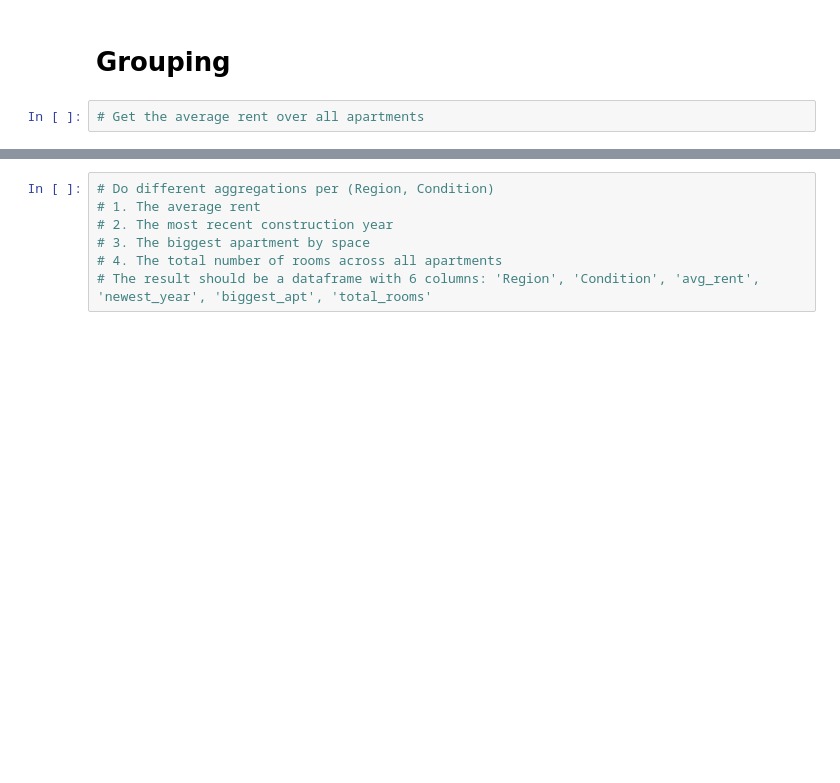
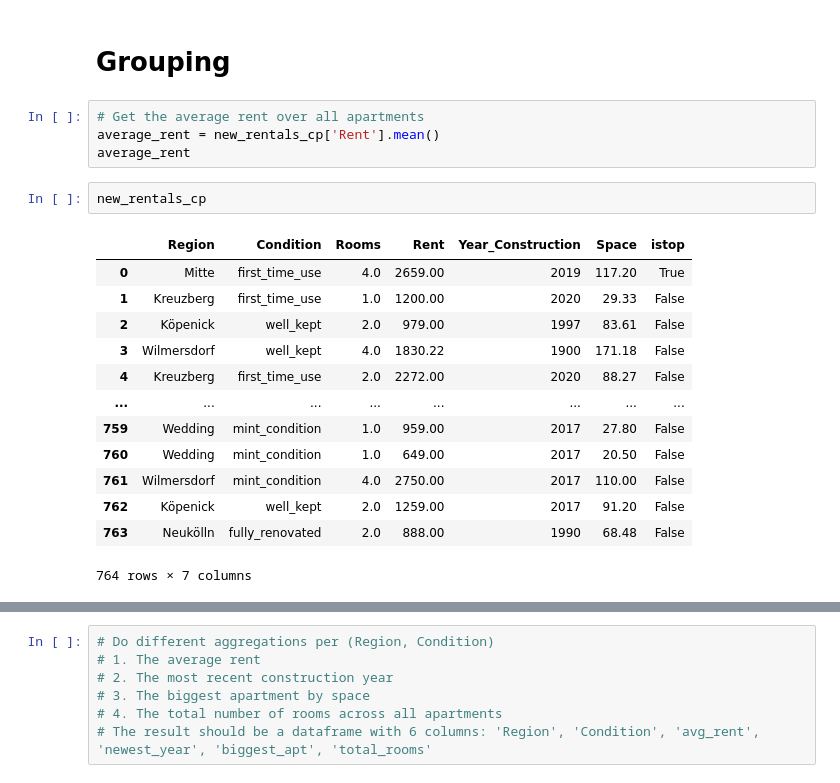
Before and after one commit to Kpantigere/Batch_Fall_23_DataA_nalytics, a Jupyter notebook: Copy_of_Introduction_to_Pandas_Homework_UMI.ipynb, the cells around one changed output, grey strips where cells are left out. Drawn from its saved outputs; the diff is of its cells as text; blank space fills up the shorter version.

```diff
--- a/Copy_of_Introduction_to_Pandas_Homework_UMI.ipynb
+++ b/Copy_of_Introduction_to_Pandas_Homework_UMI.ipynb
@@ -267,5 +267,23 @@ dtype: int64
 # Grouping
 # %%
 # Get the average rent over all apartments
+average_rent = new_rentals_cp['Rent'].mean()
+average_rent
+# %%
+new_rentals_cp
+# %% [output]
+|  | Region | Condition | Rooms | Rent | Year_Construction | Space | istop |
+| 0 | Mitte | first_time_use | 4.0 | 2659.00 | 2019 | 117.20 | True |
+| 1 | Kreuzberg | first_time_use | 1.0 | 1200.00 | 2020 | 29.33 | False |
+| 2 | Köpenick | well_kept | 2.0 | 979.00 | 1997 | 83.61 | False |
+| 3 | Wilmersdorf | well_kept | 4.0 | 1830.22 | 1900 | 171.18 | False |
+| 4 | Kreuzberg | first_time_use | 2.0 | 2272.00 | 2020 | 88.27 | False |
+| ... | ... | ... | ... | ... | ... | ... | ... |
+| 759 | Wedding | mint_condition | 1.0 | 959.00 | 2017 | 27.80 | False |
+| 760 | Wedding | mint_condition | 1.0 | 649.00 | 2017 | 20.50 | False |
+| 761 | Wilmersdorf | mint_condition | 4.0 | 2750.00 | 2017 | 110.00 | False |
+| 762 | Köpenick | well_kept | 2.0 | 1259.00 | 2017 | 91.20 | False |
+| 763 | Neukölln | fully_renovated | 2.0 | 888.00 | 1990 | 68.48 | False |
+764 rows × 7 columns
 # %%
 # Get the average rent per region (sort the results) and get the value for region 'Kreuzberg'.
```
Also changed, not shown: parts of 3 cells of this notebook.
